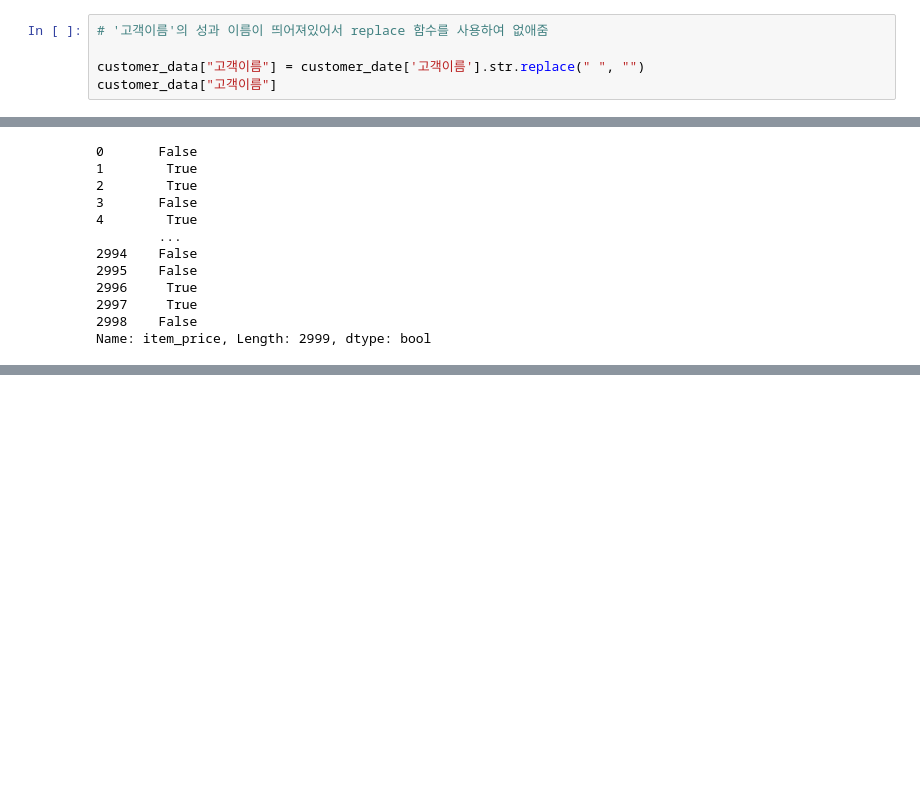
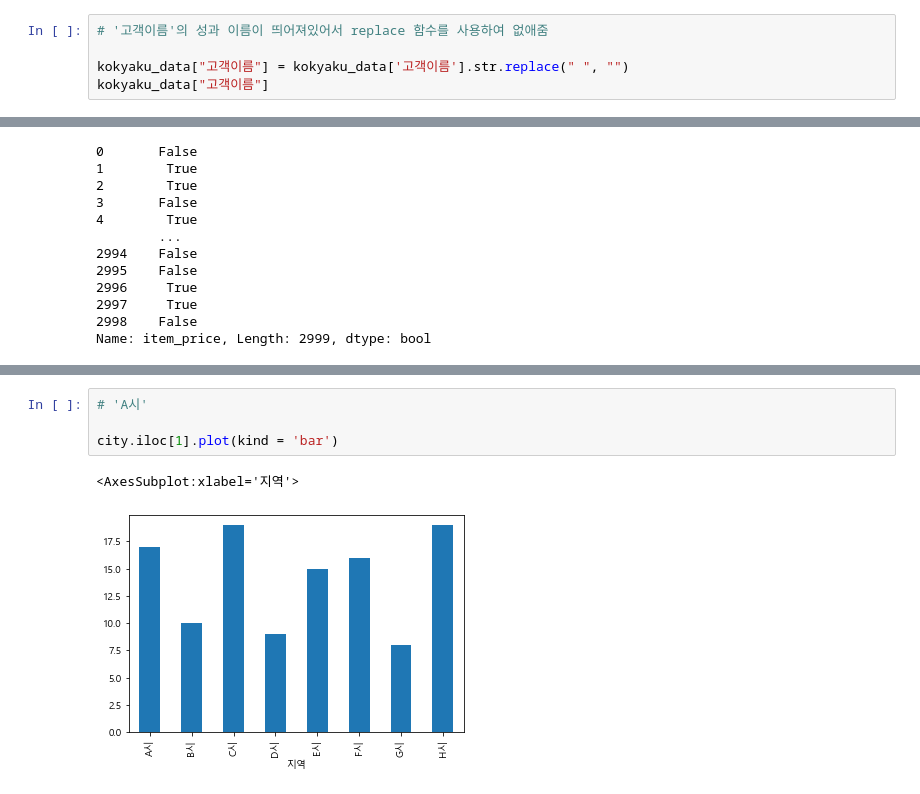
Before and after one commit to SeoHyunHo99/Bigleader, a Jupyter notebook: 2주차/pyda100-master(이희승)/2장/Section2_last.ipynb, the cells around one changed output, grey strips where cells are left out. Cells and saved outputs as stored; diff of their text form; blank space fills up the shorter version.

```diff
--- a/2주차/pyda100-master(이희승)/2장/Section2_last.ipynb
+++ b/2주차/pyda100-master(이희승)/2장/Section2_last.ipynb
@@ -64,8 +64,8 @@ memory usage: 4.8+ KB
 # %%
 # '고객이름'의 성과 이름이 띄어져있어서 replace 함수를 사용하여 없애줌
 
-customer_data["고객이름"] = customer_date['고객이름'].str.replace(" ", "")
-customer_data["고객이름"]
+kokyaku_data["고객이름"] = kokyaku_data['고객이름'].str.replace(" ", "")
+kokyaku_data["고객이름"]
 # %% [output]
 0      김현성
 1      김도윤
@@ -206,0 +500,7 @@ for i in list(uriage_data.loc[find_Nan, "item_name"].unique()):
+# %%
+# 'A시'
+
+city.iloc[1].plot(kind = 'bar')
+# %% [output]
+<AxesSubplot:xlabel='지역'>
+[figure, added]
```
Also changed, not shown: parts of 29 cells of this notebook, 7 other files.
